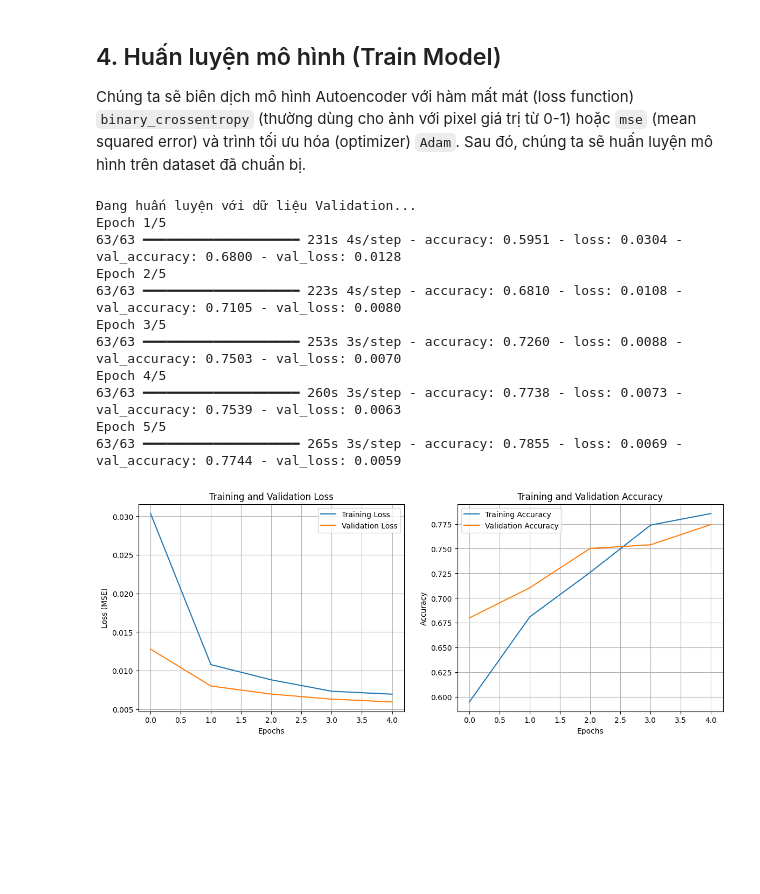
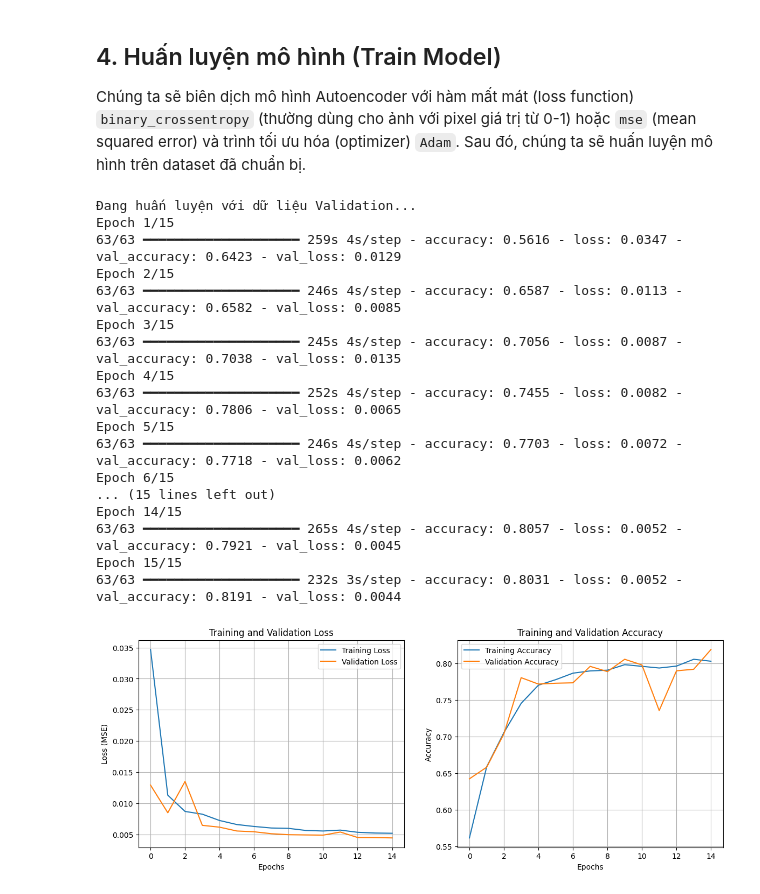
Before and after one commit to true-cpu/2001230346_HoangTuanKiet_ThucHanhDeepLearning, a Jupyter notebook: Buoi3.ipynb, the cells around one changed output. Saved outputs shown, nothing was run; the diff lists cells and outputs as text; code cells hidden in the pictures; blank space fills up the shorter version.

```diff
--- a/Buoi3.ipynb
+++ b/Buoi3.ipynb
@@ -168,47 +168,53 @@ print("Đang huấn luyện với dữ liệu Validation...")
 history = autoencoder.fit(
     train_ds,
     validation_data=val_ds,
-    epochs=5,
+    epochs=15,
     shuffle=True
 )
 
 # Vẽ biểu đồ so sánh Train vs Val
 plt.figure(figsize=(14, 5))
 
 # Loss Plot
 plt.subplot(1, 2, 1)
 plt.plot(history.history['loss'], label='Training Loss')
 plt.plot(history.history['val_loss'], label='Validation Loss')
 plt.title('Training and Validation Loss')
 plt.xlabel('Epochs')
 plt.ylabel('Loss (MSE)')
 plt.legend()
 plt.grid(True)
 
 # Accuracy Plot
 plt.subplot(1, 2, 2)
 plt.plot(history.history['accuracy'], label='Training Accuracy')
 plt.plot(history.history['val_accuracy'], label='Validation Accuracy')
 plt.title('Training and Validation Accuracy')
 plt.xlabel('Epochs')
 plt.ylabel('Accuracy')
 plt.legend()
 plt.grid(True)
 
 plt.show()
 # %% [output]
 Đang huấn luyện với dữ liệu Validation...
-Epoch 1/5
-63/63 ━━━━━━━━━━━━━━━━━━━━ 231s 4s/step - accuracy: 0.5951 - loss: 0.0304 - val_accuracy: 0.6800 - val_loss: 0.0128
-Epoch 2/5
-63/63 ━━━━━━━━━━━━━━━━━━━━ 223s 4s/step - accuracy: 0.6810 - loss: 0.0108 - val_accuracy: 0.7105 - val_loss: 0.0080
-Epoch 3/5
-63/63 ━━━━━━━━━━━━━━━━━━━━ 253s 3s/step - accuracy: 0.7260 - loss: 0.0088 - val_accuracy: 0.7503 - val_loss: 0.0070
-Epoch 4/5
-63/63 ━━━━━━━━━━━━━━━━━━━━ 260s 3s/step - accuracy: 0.7738 - loss: 0.0073 - val_accuracy: 0.7539 - val_loss: 0.0063
-Epoch 5/5
-63/63 ━━━━━━━━━━━━━━━━━━━━ 265s 3s/step - accuracy: 0.7855 - loss: 0.0069 - val_accuracy: 0.7744 - val_loss: 0.0059
+Epoch 1/15
+63/63 ━━━━━━━━━━━━━━━━━━━━ 259s 4s/step - accuracy: 0.5616 - loss: 0.0347 - val_accuracy: 0.6423 - val_loss: 0.0129
+Epoch 2/15
+63/63 ━━━━━━━━━━━━━━━━━━━━ 246s 4s/step - accuracy: 0.6587 - loss: 0.0113 - val_accuracy: 0.6582 - val_loss: 0.0085
+Epoch 3/15
+63/63 ━━━━━━━━━━━━━━━━━━━━ 245s 4s/step - accuracy: 0.7056 - loss: 0.0087 - val_accuracy: 0.7038 - val_loss: 0.0135
+Epoch 4/15
+63/63 ━━━━━━━━━━━━━━━━━━━━ 252s 4s/step - accuracy: 0.7455 - loss: 0.0082 - val_accuracy: 0.7806 - val_loss: 0.0065
+Epoch 5/15
+63/63 ━━━━━━━━━━━━━━━━━━━━ 246s 4s/step - accuracy: 0.7703 - loss: 0.0072 - val_accuracy: 0.7718 - val_loss: 0.0062
+Epoch 6/15
+... (15 lines left out)
+Epoch 14/15
+63/63 ━━━━━━━━━━━━━━━━━━━━ 265s 4s/step - accuracy: 0.8057 - loss: 0.0052 - val_accuracy: 0.7921 - val_loss: 0.0045
+Epoch 15/15
+63/63 ━━━━━━━━━━━━━━━━━━━━ 232s 3s/step - accuracy: 0.8031 - loss: 0.0052 - val_accuracy: 0.8191 - val_loss: 0.0044
-[figure, old version]
+[figure, new version]
 # %%
 # Lấy một vài ảnh từ tập huấn luyện để kiểm tra
 num_display_images = 10
```
Also changed, not shown: parts of 3 cells of this notebook.
